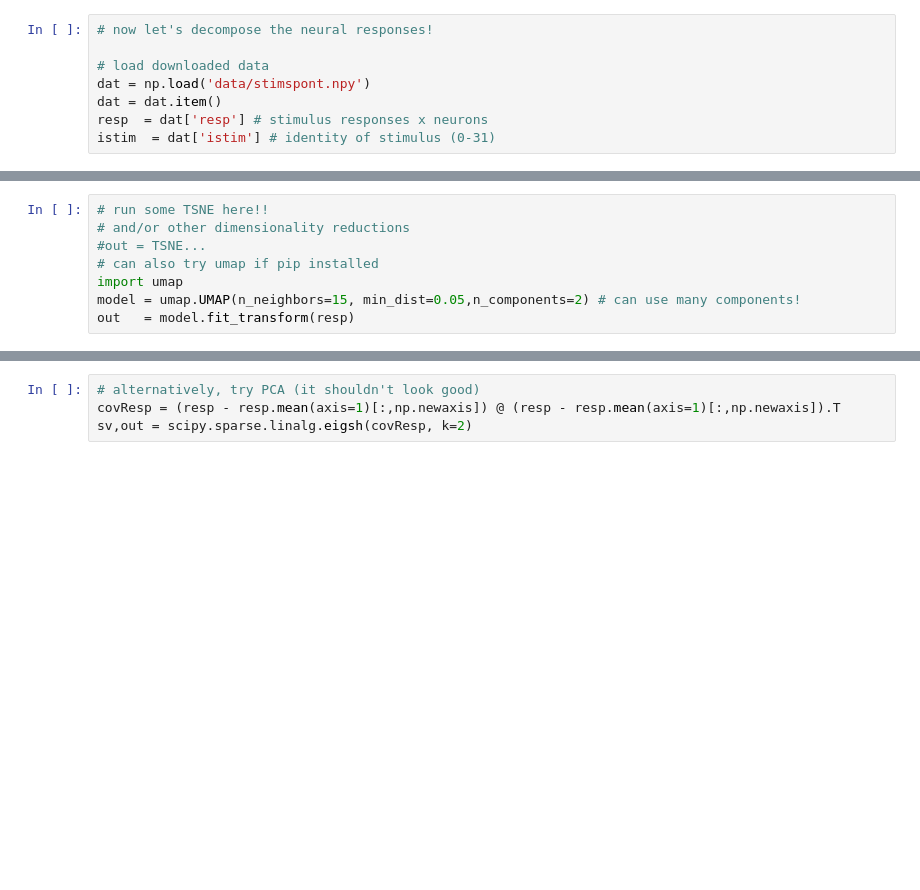
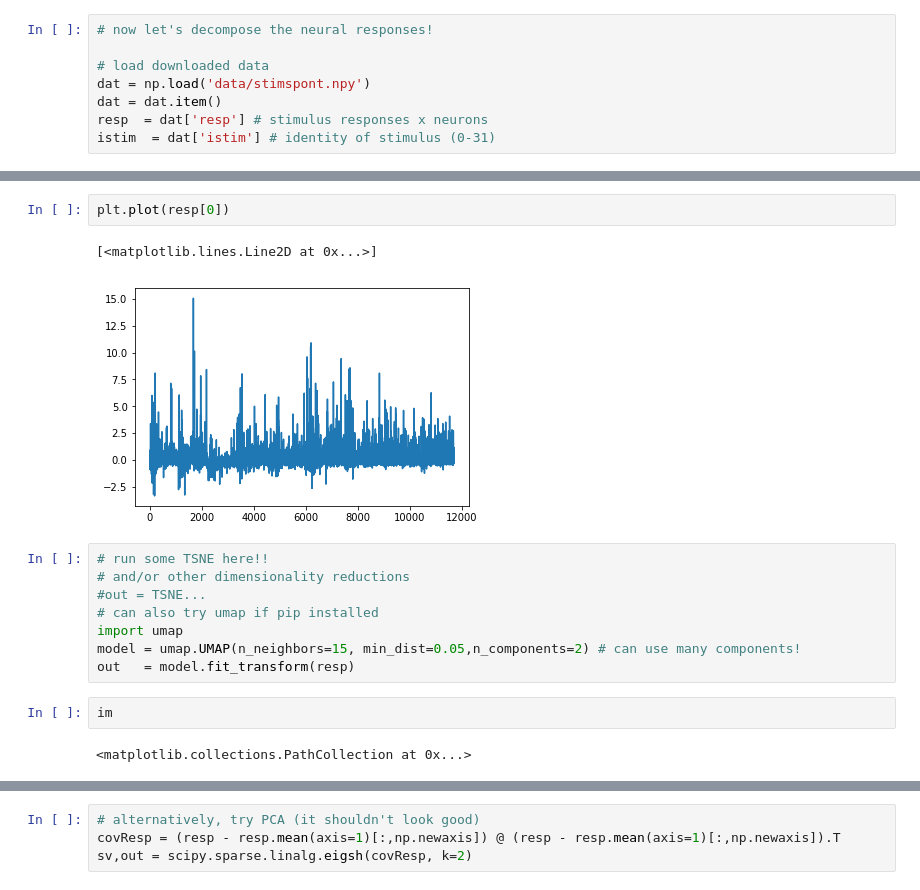
Before and after one commit to david-hoffman/JaneliaMLCourse, a Jupyter notebook: lecture_5/lecture5_tutorial.ipynb, the cells around one changed output, grey strips where cells are left out. Cells and saved outputs as stored; diff of their text form; blank space fills up the shorter version.

```diff
--- a/lecture_5/lecture5_tutorial.ipynb
+++ b/lecture_5/lecture5_tutorial.ipynb
@@ -186,3 +205,8 @@ istim  = dat['istim'] # identity of stimulus (0-31)
+# %%
+plt.plot(resp[0])
+# %% [output]
+[<matplotlib.lines.Line2D at 0x...>]
+[figure, added]
 # %%
 # run some TSNE here!!
 # and/or other dimensionality reductions
@@ -191,3 +215,7 @@ istim  = dat['istim'] # identity of stimulus (0-31)
 import umap
 model = umap.UMAP(n_neighbors=15, min_dist=0.05,n_components=2) # can use many components!
 out   = model.fit_transform(resp)
+# %%
+im
+# %% [output]
+<matplotlib.collections.PathCollection at 0x...>
```
Also changed, not shown: parts of 12 cells of this notebook, 1 other file.
